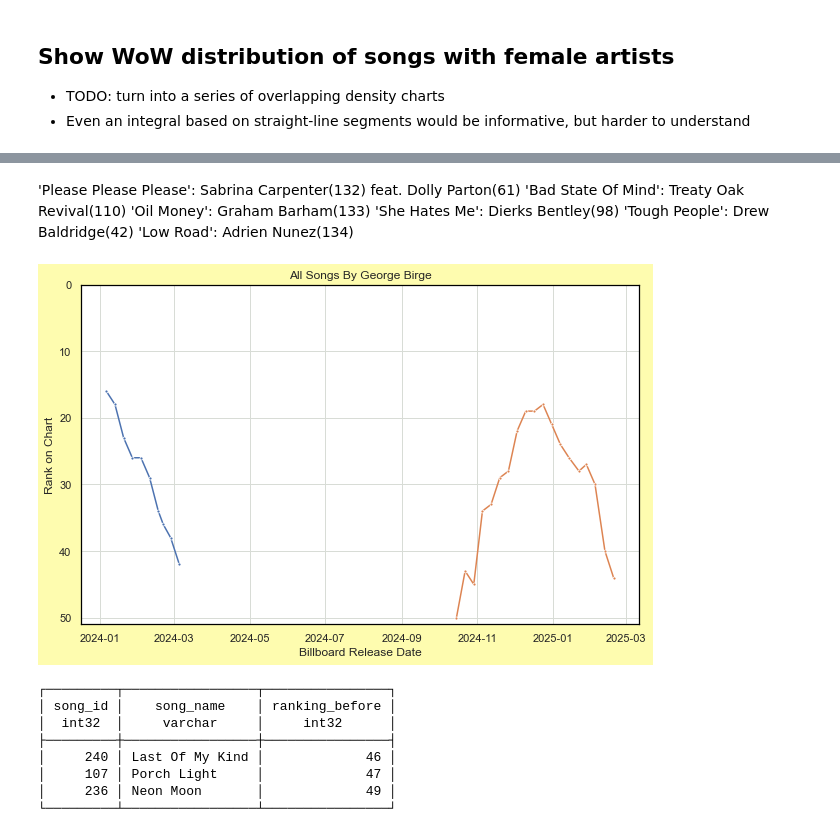
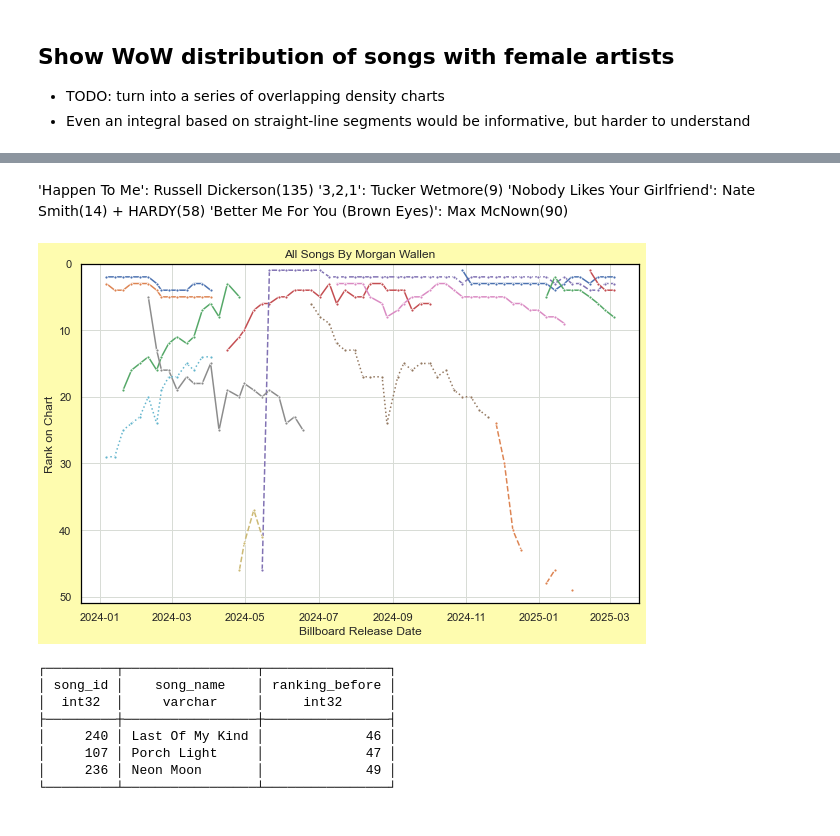
Before and after one commit to jwmanahan/billboard, a Jupyter notebook: add_new_week.ipynb, the cells around one changed output, grey strips where cells are left out. Cells and saved outputs as stored; diff of their text form; code cells hidden in the pictures.

```diff
--- a/add_new_week.ipynb
+++ b/add_new_week.ipynb
@@ -783,16 +769,14 @@ Shaboozey           2
 Thomas Rhett        2
 Name: song_id, dtype: int64
 # %% [markdown]
-'Please Please Please': Sabrina Carpenter(132) feat. Dolly Parton(61)
-'Bad State Of Mind': Treaty Oak Revival(110)
-'Oil Money': Graham Barham(133)
-'She Hates Me': Dierks Bentley(98)
-'Tough People': Drew Baldridge(42)
-'Low Road': Adrien Nunez(134)
+'Happen To Me': Russell Dickerson(135)
+'3,2,1': Tucker Wetmore(9)
+'Nobody Likes Your Girlfriend': Nate Smith(14) + HARDY(58)
+'Better Me For You (Brown Eyes)': Max McNown(90)
 # %%
 # For now, manual artist name selection
 # TODO: Create charts for every artist on this week's chart at once
-artist_name = 'George Birge'
+artist_name = 'Morgan Wallen'
 
 df_weeks_this_artist = df_weeks_for_artist.query(
     f"artist_name == '{artist_name}'"
@@ -803,34 +787,34 @@ df_weeks_this_artist = df_weeks_for_artist.query(
 #     this_artist_id = input("Please input artist ID for differentiation")
 #     df_weeks_this_artist[
 #         df_weeks_this_artist[artist_id] == this_artist_id
 #     ]
 
 for _, row in df_weeks_this_artist.pivot( # TODO no pivot to support legend in char 'song_name'
     index = 'song_id'
     , columns = 'billboard_observation_date' #TODO: weeks ago
     , values = 'billboard_rank'
 ).fillna(
     np.inf # suppresses only if a different song is on the chart in any week within this song's gap
 ).iterrows():
     graph = sns.lineplot(
         data = row
         , linestyle = credit_type_to_linestyle[
             df_weeks_this_artist[
                 df_weeks_this_artist['song_id'] == row.name
             ].groupby('relationship_type').count().iloc[0].name
         ]
         , marker = '.'
     )
 
 graph.set(
     title = f'All Songs By {artist_name}'
     , xlabel = 'Billboard Release Date' # Really observation date (for now)
     , ylabel = 'Rank on Chart'
     , ylim = [0, 51]
 )
 graph.axes.invert_yaxis()
 # %% [output]
-[figure, old version]
+[figure, new version]
 # %%
 # TODO: Set comparison_observation_date as num weeks back, not specific date
 current_observation_date = billboard_observation_date
```
Also changed, not shown: parts of 26 cells of this notebook, 5 other files.
